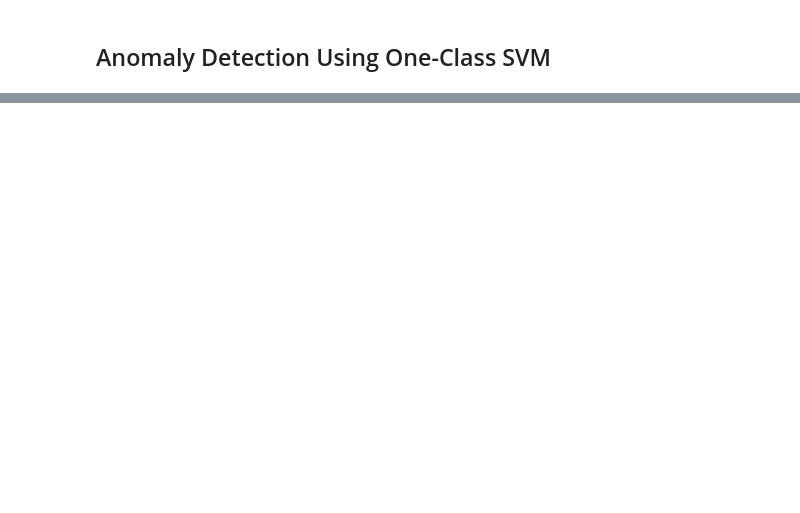
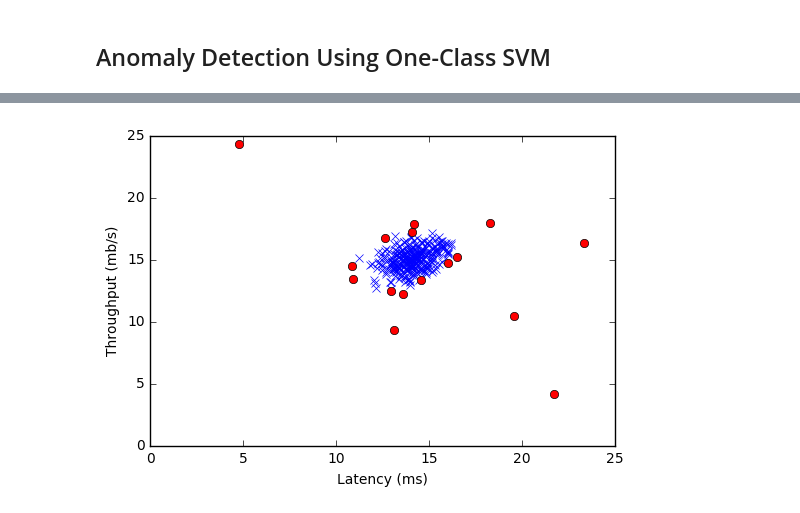
Before and after one commit to aqibsaeed/Anomaly-Detection, a Jupyter notebook: Anomaly Detection.ipynb, the cells around one changed output, grey strips where cells are left out. Cells and saved outputs as stored; diff of their text form; code cells hidden in the pictures; blank space fills up the shorter version.

```diff
--- a/Anomaly Detection.ipynb
+++ b/Anomaly Detection.ipynb
@@ -81,6 +93,5 @@ plt.show()
 ## Anomaly Detection Using One-Class SVM
 # %%
 from sklearn import svm
-plt.style.use('fivethirtyeight')
 # %%
 # use the same dataset
@@ -96,5 +110,11 @@ pred = clf.predict(tr_data)
 normal = tr_data[pred == 1]
 abnormal = tr_data[pred == -1]
 # %%
+plt.figure()
 plt.plot(normal[:,0],normal[:,1],'bx')
 plt.plot(abnormal[:,0],abnormal[:,1],'ro')
+plt.xlabel('Latency (ms)')
+plt.ylabel('Throughput (mb/s)')
+plt.show()
+# %% [output]
+[figure, added]
```
Also changed, not shown: parts of 7 cells of this notebook.
